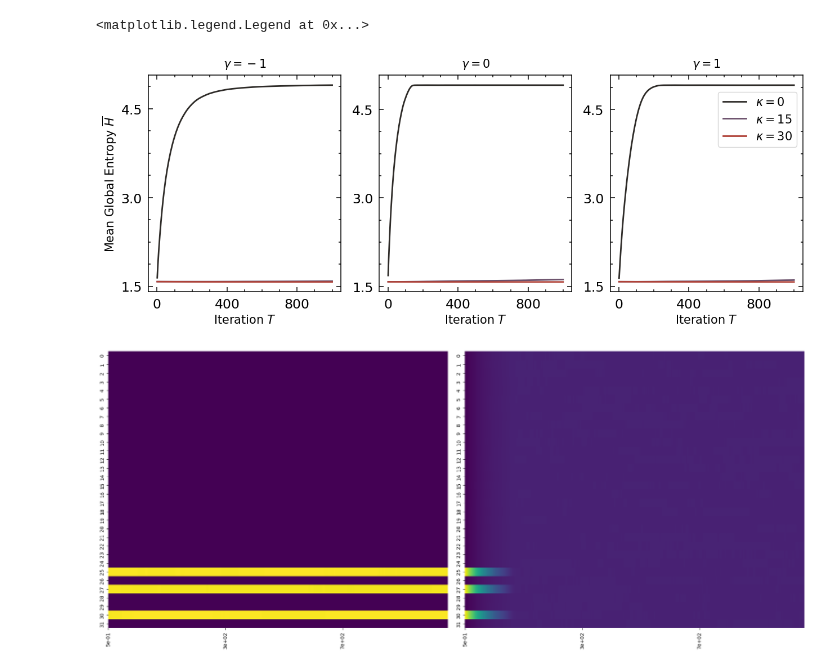
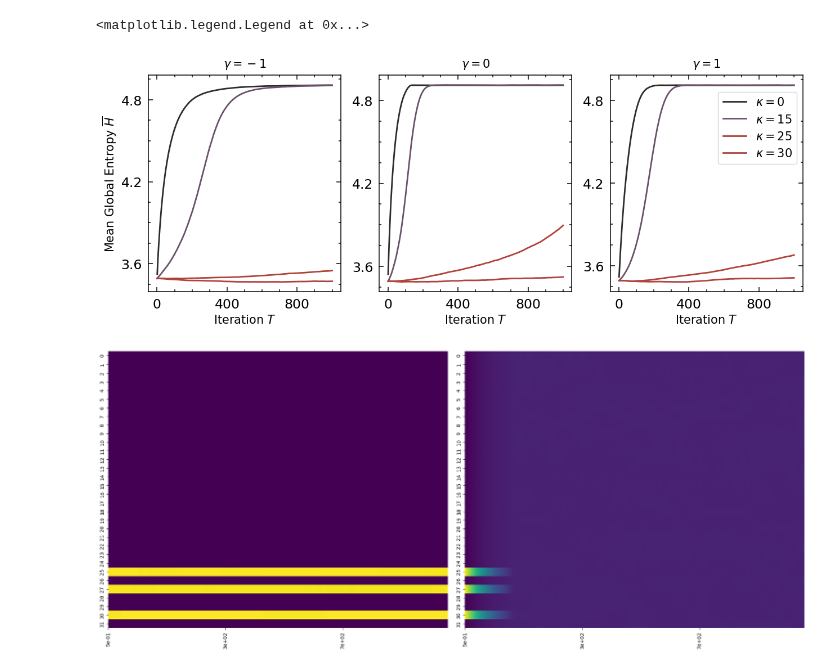
Before and after one commit to patrick-oliveira/EntropiaGrafos, a Jupyter notebook: notebooks/non_polarized_uniform_initial_distribution.ipynb, the cells around one changed output. Cells and saved outputs as stored; diff of their text form; code cells hidden in the pictures.

```diff
--- a/notebooks/non_polarized_uniform_initial_distribution.ipynb
+++ b/notebooks/non_polarized_uniform_initial_distribution.ipynb
@@ -16,6 +18,6 @@ from opdynamics.utils.plotting.formatting import (classical_structure,
 from opdynamics.utils.plotting.plotting import heat_plot
 # %%
-params = parse_experiment_params("../experiments_params/backup_to_organize/case_1_uniform.json")
+params = parse_experiment_params("../experiments_params/non_polarized_uniform_initial_distribution.json")
 results = get_experiment_mean_data(params, "../results/case_1_uniform/")
 # %%
 # parameters
@@ -65,35 +67,36 @@ fig, axs = format_text(
     xlabel,
     xlabel_fontsize
 )
 
 # plot
 line_width = 2
 
 measure = 'entropy'
 
 kappa_color = {
     0: "#2e2b28",
     15: "#6b506b",
-    30: "#b04238"
+    25: "#b04238",
+    30: "#b04240"
 }
 
 X = np.arange(1, 1000 + 1)
 
 selected_params = [x for x in params if x['gamma'] == -1]
 for p in selected_params:
     axs[0].plot(X, results[make_tuple(p)][measure], c = kappa_color[p['kappa']], linewidth = line_width)
 
 selected_params = [x for x in params if x['gamma'] == 0]
 for p in selected_params:
     axs[1].plot(X, results[make_tuple(p)][measure], c = kappa_color[p['kappa']], linewidth = line_width)
 
 selected_params = [x for x in params if x['gamma'] == 1]
 for p in selected_params:
     axs[2].plot(X, results[make_tuple(p)][measure], c = kappa_color[p['kappa']], linewidth = line_width, label = rf"$\kappa = {p['kappa']}$")
 axs[2].legend(loc = 'upper right', fontsize = 15, bbox_to_anchor = (1, 0.95))
 # %% [output]
 <matplotlib.legend.Legend at 0x...>
-[figure, old version]
+[figure, new version]
 # %%
 from opdynamics.utils.plotting.plotting import heat_plot
 # %%
```
Also changed, not shown: parts of 2 cells of this notebook, 11 other files.
